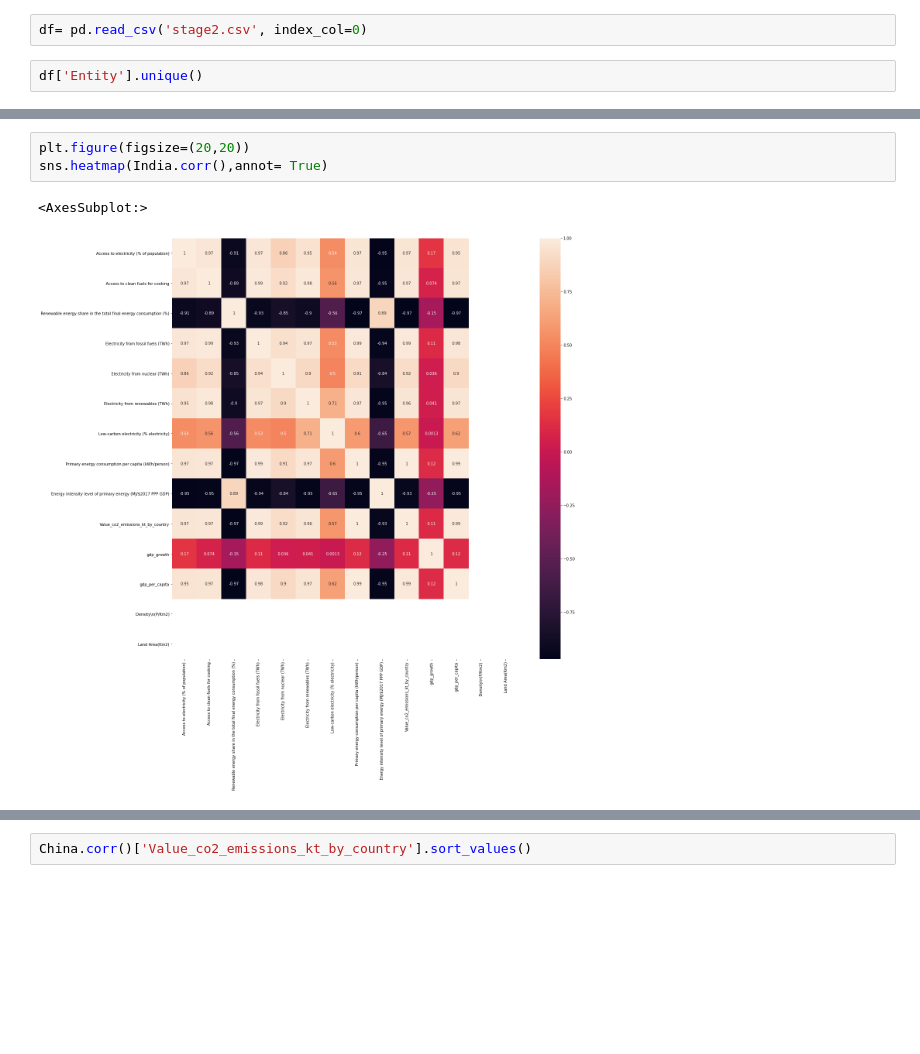
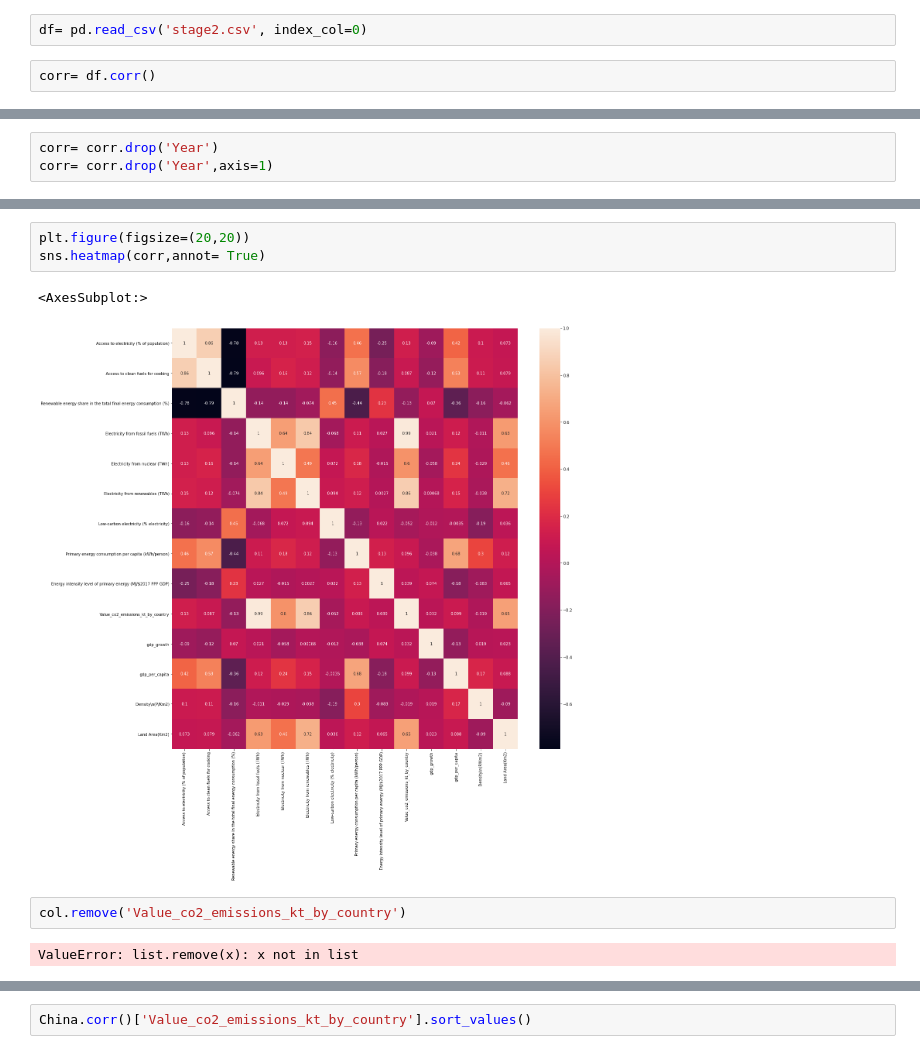
Before and after one commit to gauravjoshijo/CO2_Emission_Contribution_Model, a Jupyter notebook: Test 4.ipynb, the cells around one changed output, grey strips where cells are left out. Cells and saved outputs as stored; diff of their text form; blank space fills up the shorter version.

```diff
--- a/Test 4.ipynb
+++ b/Test 4.ipynb
@@ -12,4 +12,4 @@ from sklearn.preprocessing import StandardScaler
 # %%
 df= pd.read_csv('stage2.csv', index_col=0)
 # %%
-df['Entity'].unique()
+corr= df.corr()
@@ -34 +16,4 @@ array(['Afghanistan', 'Albania', 'Algeria', 'Angola',
+# %%
+corr= corr.drop('Year')
+corr= corr.drop('Year',axis=1)
 # %%
@@ -44,7 +47,11 @@ sns.heatmap(China.corr(),annot= True,)
 # %%
 plt.figure(figsize=(20,20))
-sns.heatmap(India.corr(),annot= True)
+sns.heatmap(corr,annot= True)
 # %% [output]
 <AxesSubplot:>
-[figure, old version]
+[figure, new version]
+# %%
+col.remove('Value_co2_emissions_kt_by_country')
+# %% [output]
+ValueError: list.remove(x): x not in list
 # %%
```
Also changed, not shown: parts of 14 cells of this notebook.
